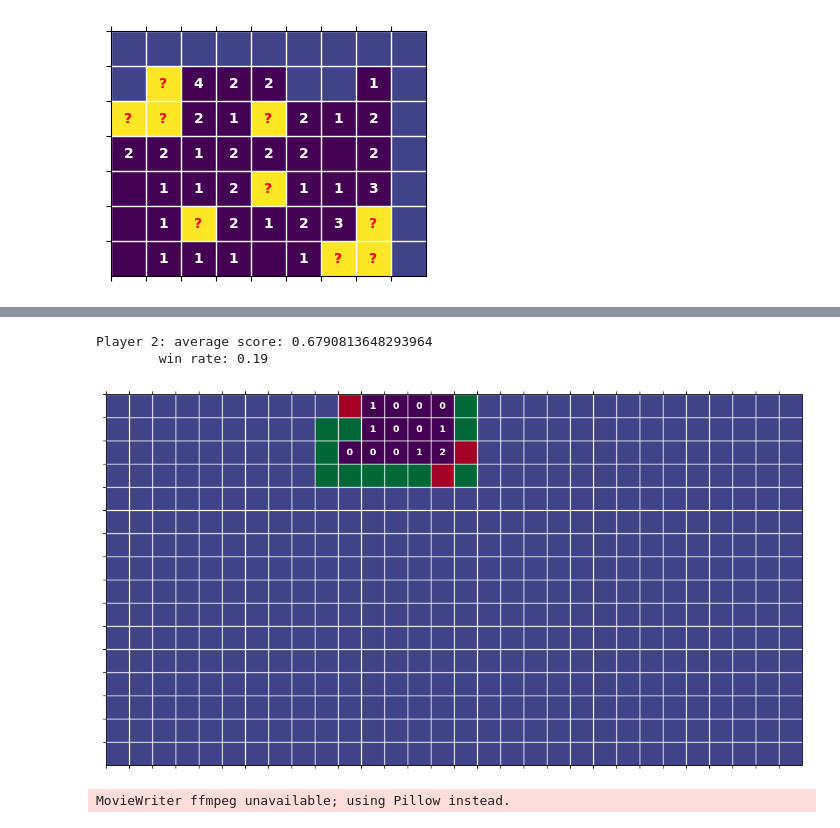
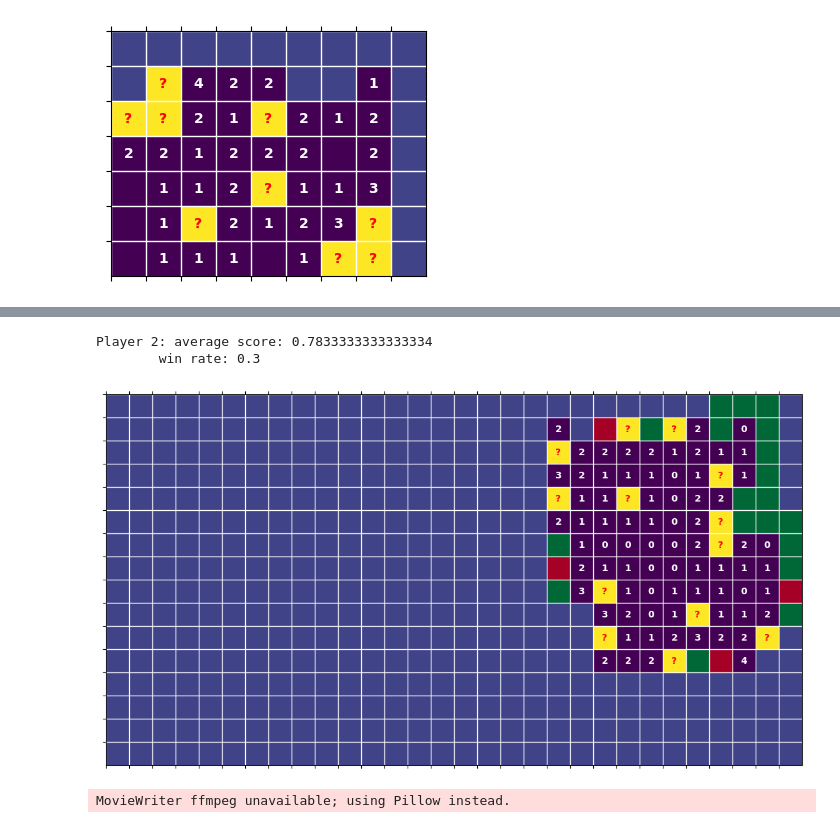
Before and after one commit to ClaudioPaterniti/MineSweeperLearning, a Jupyter notebook: test.ipynb, the cells around one changed output, grey strips where cells are left out. Cells and saved outputs as stored; diff of their text form; code cells hidden in the pictures.

```diff
--- a/test.ipynb
+++ b/test.ipynb
@@ -85,20 +85,21 @@ Player 1: average score: 0.7594225721784776
 # %%
-
 games.reset()
-games.open(zeros)
+games.move(zeros)
 player2.play(games)
 print(f'Player 2: average score: {np.average(games.scores(final_only=True))}')
 print(f'\twin rate: {games.win_rate()}')
 # %% [output]
-Player 2: average score: 0.6790813648293964
-        win rate: 0.19
+Player 2: average score: 0.7833333333333334
+        win rate: 0.3
 # %%
 g = Game(16, 30, 99, n=1)
-g.open_zero()
-player.play(g, 2)
-player.plot_moves(g)
+_ = g.open_zero()
-# %% [output]
-[figure, removed]
+# %%
+
+player.play(g, 5)
+player.plot_moves(g)
+# %% [output]
+[figure, added]
 # %%
 #%matplotlib widget
 g = Game(16, 30, 99, n=1)
```
Also changed, not shown: parts of 6 cells of this notebook, 16 other files.
